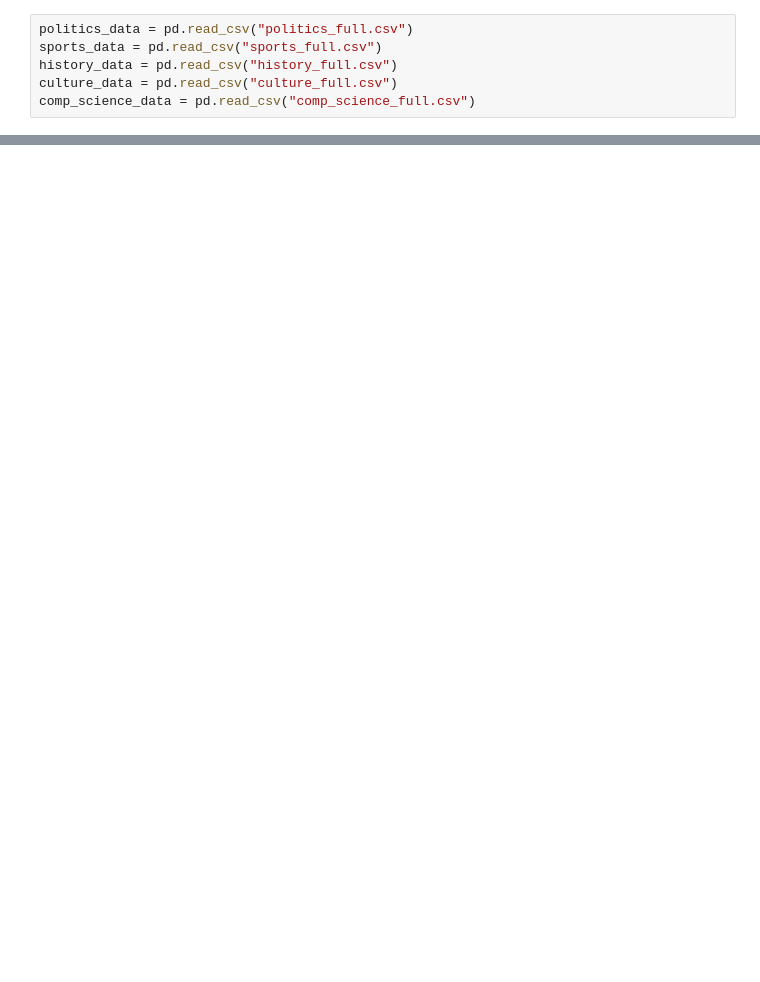
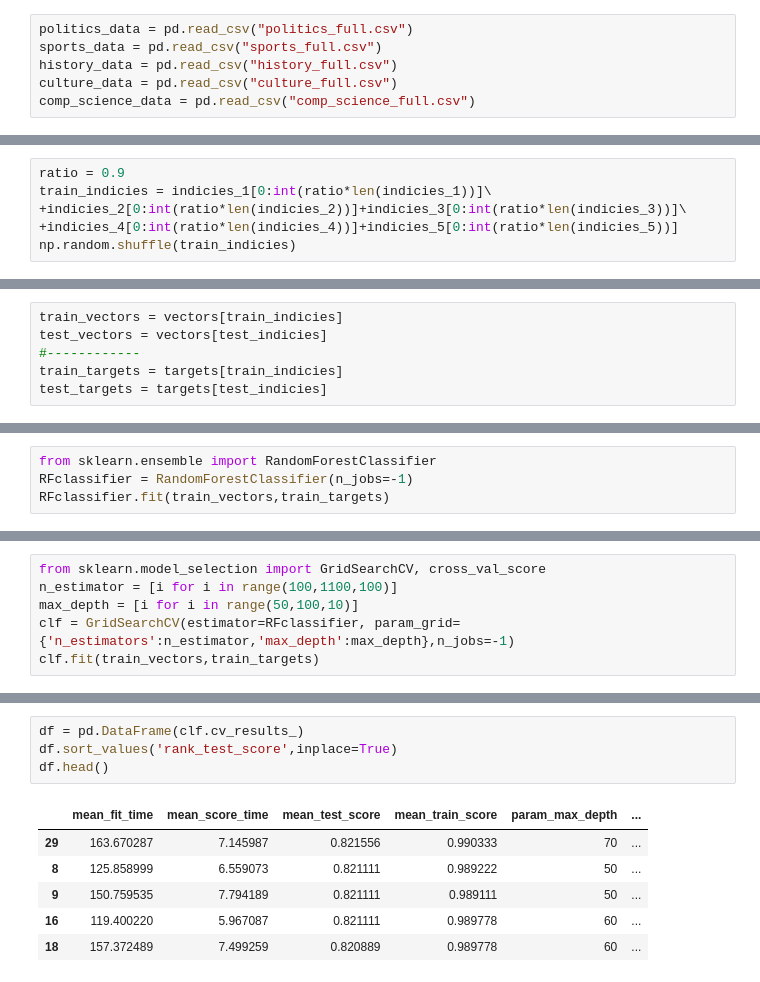
Before and after one commit to ahmadajal/Swiss_comm_eval, a Jupyter notebook: Classification.ipynb, the cells around one changed output, grey strips where cells are left out. Cells and saved outputs as stored; diff of their text form; blank space fills up the shorter version.

```diff
--- a/Classification.ipynb
+++ b/Classification.ipynb
@@ -18,0 +97,6 @@ politics_data.head()
+# %%
+ratio = 0.9
+train_indicies = indicies_1[0:int(ratio*len(indicies_1))]\
++indicies_2[0:int(ratio*len(indicies_2))]+indicies_3[0:int(ratio*len(indicies_3))]\
++indicies_4[0:int(ratio*len(indicies_4))]+indicies_5[0:int(ratio*len(indicies_5))]
+np.random.shuffle(train_indicies)
@@ -18,0 +108,6 @@ politics_data.head()
+# %%
+train_vectors = vectors[train_indicies]
+test_vectors = vectors[test_indicies]
+#------------
+train_targets = targets[train_indicies]
+test_targets = targets[test_indicies]
@@ -18,0 +121,4 @@ politics_data.head()
+# %%
+from sklearn.ensemble import RandomForestClassifier
+RFclassifier = RandomForestClassifier(n_jobs=-1)
+RFclassifier.fit(train_vectors,train_targets)
@@ -18,0 +140,6 @@ politics_data.head()
+# %%
+from sklearn.model_selection import GridSearchCV, cross_val_score
+n_estimator = [i for i in range(100,1100,100)]
+max_depth = [i for i in range(50,100,10)]
+clf = GridSearchCV(estimator=RFclassifier, param_grid={'n_estimators':n_estimator,'max_depth':max_depth},n_jobs=-1)
+clf.fit(train_vectors,train_targets)
@@ -18,0 +159,11 @@ politics_data.head()
+# %%
+df = pd.DataFrame(clf.cv_results_)
+df.sort_values('rank_test_score',inplace=True)
+df.head()
+# %% [output]
+|  | mean_fit_time | mean_score_time | mean_test_score | mean_train_score | param_max_depth | ... |
+| 29 | 163.670287 | 7.145987 | 0.821556 | 0.990333 | 70 | ... |
+| 8 | 125.858999 | 6.559073 | 0.821111 | 0.989222 | 50 | ... |
+| 9 | 150.759535 | 7.794189 | 0.821111 | 0.989111 | 50 | ... |
+| 16 | 119.400220 | 5.967087 | 0.821111 | 0.989778 | 60 | ... |
+| 18 | 157.372489 | 7.499259 | 0.820889 | 0.989778 | 60 | ... |
```
Also changed, not shown: parts of 62 cells of this notebook.
